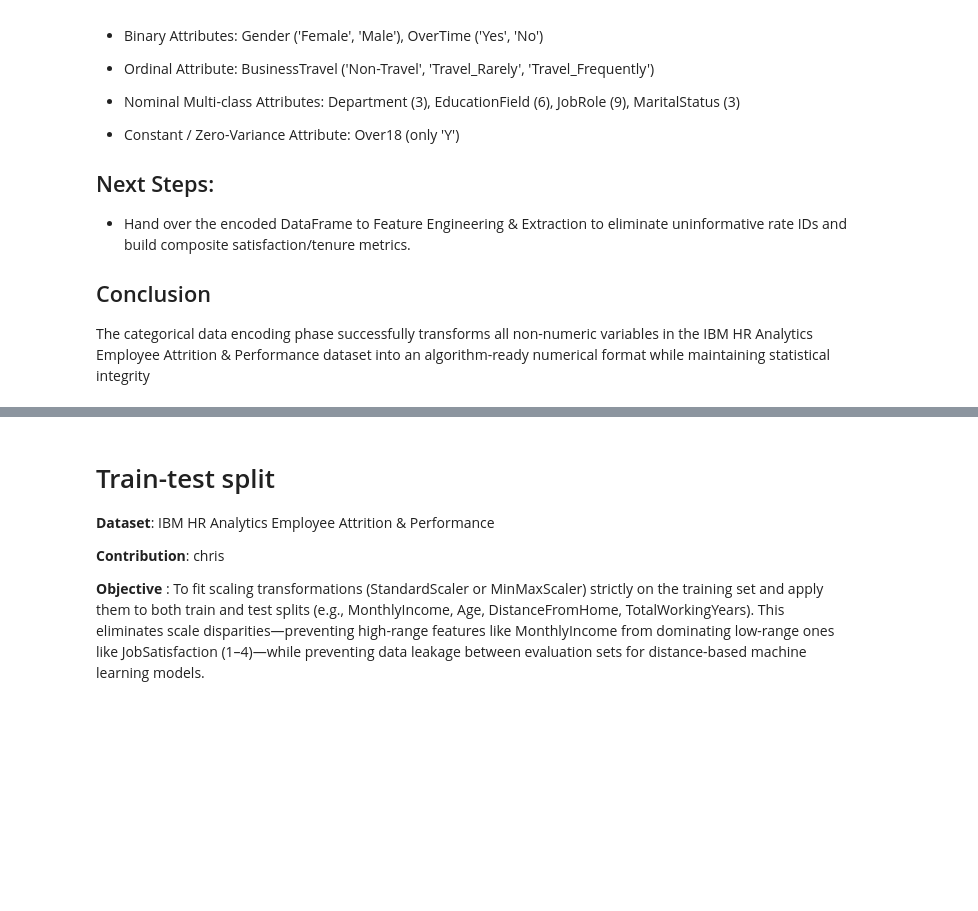
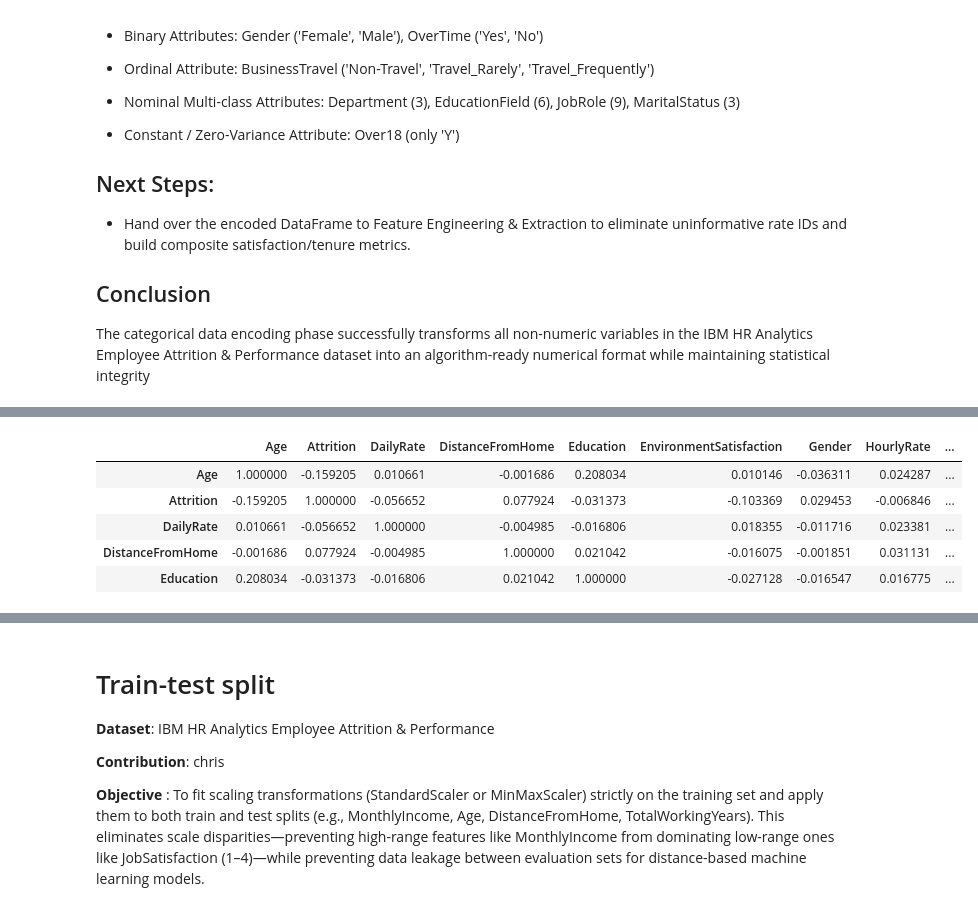
Before and after one commit to Jishafranklin/Parallel-Project-HR-Employee-Attrition-Preprocessing, a Jupyter notebook: notebooks/HR_Employee_Attrition_Preprocessing.ipynb, the cells around one changed output, grey strips where cells are left out. Saved outputs shown, nothing was run; the diff lists cells and outputs as text; code cells hidden in the pictures; blank space fills up the shorter version.

```diff
--- a/notebooks/HR_Employee_Attrition_Preprocessing.ipynb
+++ b/notebooks/HR_Employee_Attrition_Preprocessing.ipynb
@@ -342,0 +363,17 @@ The categorical data encoding phase successfully transforms all non-numeric vari
+# %%
+# Create TenureRatio
+
+df["TenureRatio"] = (
+    df["YearsAtCompany"] /
+    df["TotalWorkingYears"].replace(0, np.nan)
+)
+
+# Replace undefined values caused by zero experience
+df["TenureRatio"] = df["TenureRatio"].fillna(0)
+
+# Display the new feature
+df[[
+    "YearsAtCompany",
+    "TotalWorkingYears",
+    "TenureRatio"
+]].head()
@@ -342,0 +511,15 @@ The categorical data encoding phase successfully transforms all non-numeric vari
+# %%
+# Calculate correlation matrix
+
+correlation_matrix = df_fe.corr(
+    numeric_only=True
+)
+
+correlation_matrix.head()
+# %% [output]
+|  | Age | Attrition | DailyRate | DistanceFromHome | Education | EnvironmentSatisfaction | Gender | HourlyRate | ... |
+| Age | 1.000000 | -0.159205 | 0.010661 | -0.001686 | 0.208034 | 0.010146 | -0.036311 | 0.024287 | ... |
+| Attrition | -0.159205 | 1.000000 | -0.056652 | 0.077924 | -0.031373 | -0.103369 | 0.029453 | -0.006846 | ... |
+| DailyRate | 0.010661 | -0.056652 | 1.000000 | -0.004985 | -0.016806 | 0.018355 | -0.011716 | 0.023381 | ... |
+| DistanceFromHome | -0.001686 | 0.077924 | -0.004985 | 1.000000 | 0.021042 | -0.016075 | -0.001851 | 0.031131 | ... |
+| Education | 0.208034 | -0.031373 | -0.016806 | 0.021042 | 1.000000 | -0.027128 | -0.016547 | 0.016775 | ... |
```
Also changed, not shown: parts of 18 cells of this notebook.
